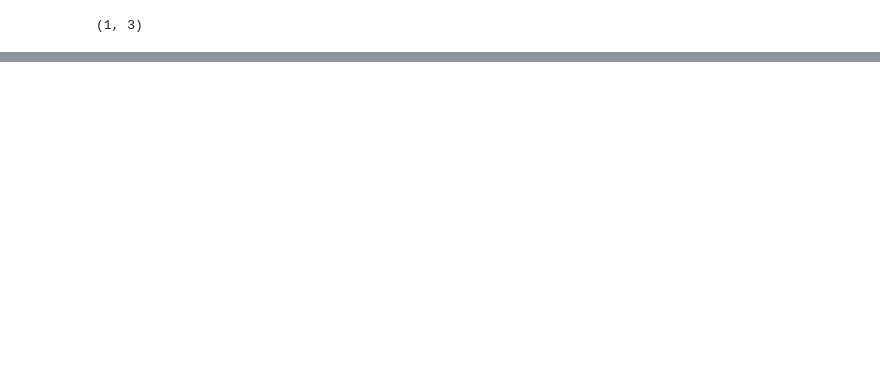
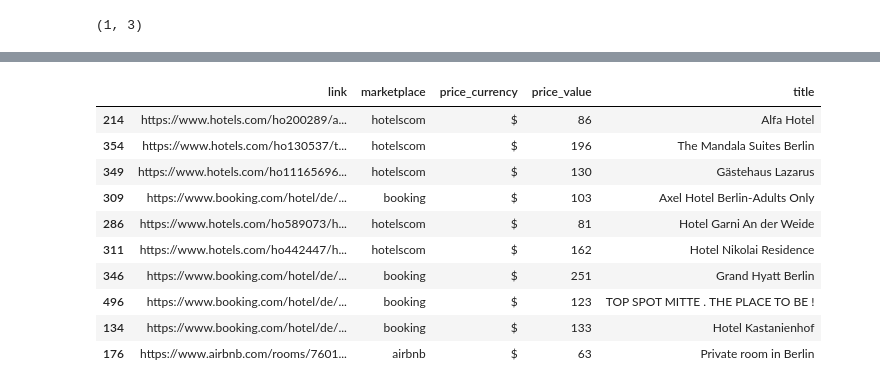
Before and after one commit to KCristopher/data_cleaning, a Jupyter notebook: hotels/hotels.ipynb, the cells around one changed output, grey strips where cells are left out. Cells and saved outputs as stored; diff of their text form; code cells hidden in the pictures; blank space fills up the shorter version.

```diff
--- a/hotels/hotels.ipynb
+++ b/hotels/hotels.ipynb
@@ -654,0 +700,16 @@ Name: rating, dtype: float64
+# %%
+comparison_frame = intersection_of_dfs([airbnb, booking, hotelscom])
+# %%
+comparison_frame.sample(n = 50).head(10)
+# %% [output]
+|  | link | marketplace | price_currency | price_value | title |
+| 214 | https://www.hotels.com/ho200289/a... | hotelscom | $ | 86 | Alfa Hotel |
+| 354 | https://www.hotels.com/ho130537/t... | hotelscom | $ | 196 | The Mandala Suites Berlin |
+| 349 | https://www.hotels.com/ho11165696... | hotelscom | $ | 130 | Gästehaus Lazarus |
+| 309 | https://www.booking.com/hotel/de/... | booking | $ | 103 | Axel Hotel Berlin-Adults Only |
+| 286 | https://www.hotels.com/ho589073/h... | hotelscom | $ | 81 | Hotel Garni An der Weide |
+| 311 | https://www.hotels.com/ho442447/h... | hotelscom | $ | 162 | Hotel Nikolai Residence |
+| 346 | https://www.booking.com/hotel/de/... | booking | $ | 251 | Grand Hyatt Berlin |
+| 496 | https://www.booking.com/hotel/de/... | booking | $ | 123 | TOP SPOT MITTE . THE PLACE TO BE ! |
+| 134 | https://www.booking.com/hotel/de/... | booking | $ | 133 | Hotel Kastanienhof |
+| 176 | https://www.airbnb.com/rooms/7601... | airbnb | $ | 63 | Private room in Berlin |
```
Also changed, not shown: parts of 73 cells of this notebook.
